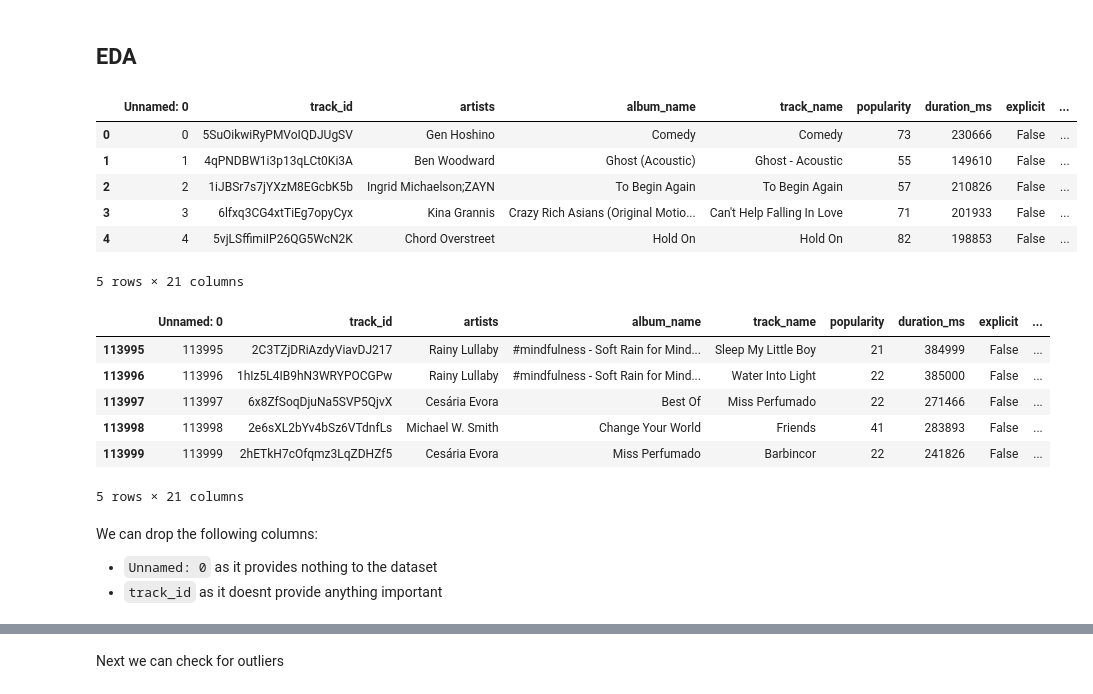
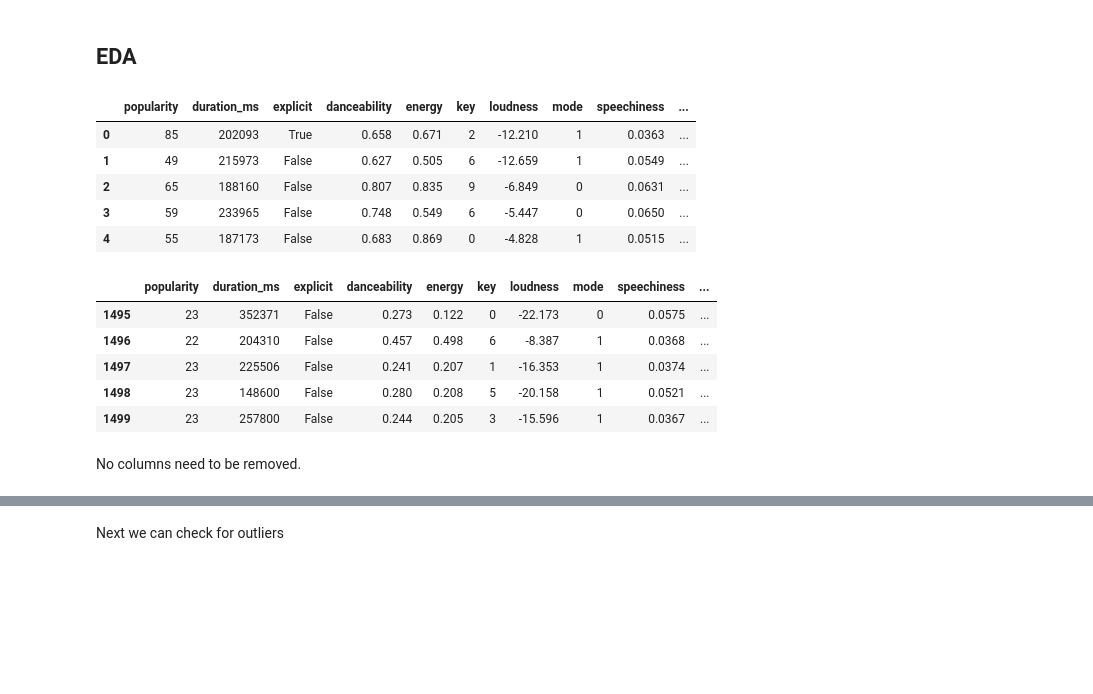
Before and after one commit to Bourkupine/cs4168-Project, a Jupyter notebook: EDA.ipynb, the cells around one changed output, grey strips where cells are left out. Saved outputs shown, nothing was run; the diff lists cells and outputs as text; code cells hidden in the pictures; blank space fills up the shorter version.

```diff
--- a/EDA.ipynb
+++ b/EDA.ipynb
@@ -15,27 +15,21 @@ import matplotlib.pyplot as plt
 import seaborn as sns
 # %%
 # Import dataset
-df = pd.read_csv('dataset.csv')
+df = pd.read_csv('tracks.csv')
 df.head()
 # %% [output]
-|  | Unnamed: 0 | track_id | artists | album_name | track_name | popularity | duration_ms | explicit | ... |
-| 0 | 0 | 5SuOikwiRyPMVoIQDJUgSV | Gen Hoshino | Comedy | Comedy | 73 | 230666 | False | ... |
-| 1 | 1 | 4qPNDBW1i3p13qLCt0Ki3A | Ben Woodward | Ghost (Acoustic) | Ghost - Acoustic | 55 | 149610 | False | ... |
-| 2 | 2 | 1iJBSr7s7jYXzM8EGcbK5b | Ingrid Michaelson;ZAYN | To Begin Again | To Begin Again | 57 | 210826 | False | ... |
-| 3 | 3 | 6lfxq3CG4xtTiEg7opyCyx | Kina Grannis | Crazy Rich Asians (Original Motio... | Can't Help Falling In Love | 71 | 201933 | False | ... |
-| 4 | 4 | 5vjLSffimiIP26QG5WcN2K | Chord Overstreet | Hold On | Hold On | 82 | 198853 | False | ... |
+|  | popularity | duration_ms | explicit | danceability | energy | key | loudness | mode | speechiness | ... |
+| 0 | 85 | 202093 | True | 0.658 | 0.671 | 2 | -12.210 | 1 | 0.0363 | ... |
+| 1 | 49 | 215973 | False | 0.627 | 0.505 | 6 | -12.659 | 1 | 0.0549 | ... |
+| 2 | 65 | 188160 | False | 0.807 | 0.835 | 9 | -6.849 | 0 | 0.0631 | ... |
+| 3 | 59 | 233965 | False | 0.748 | 0.549 | 6 | -5.447 | 0 | 0.0650 | ... |
+| 4 | 55 | 187173 | False | 0.683 | 0.869 | 0 | -4.828 | 1 | 0.0515 | ... |
-5 rows × 21 columns
 # %%
 df.tail()
 # %% [output]
-|  | Unnamed: 0 | track_id | artists | album_name | track_name | popularity | duration_ms | explicit | ... |
-| 113995 | 113995 | 2C3TZjDRiAzdyViavDJ217 | Rainy Lullaby | #mindfulness - Soft Rain for Mind... | Sleep My Little Boy | 21 | 384999 | False | ... |
-| 113996 | 113996 | 1hIz5L4IB9hN3WRYPOCGPw | Rainy Lullaby | #mindfulness - Soft Rain for Mind... | Water Into Light | 22 | 385000 | False | ... |
-| 113997 | 113997 | 6x8ZfSoqDjuNa5SVP5QjvX | Cesária Evora | Best Of | Miss Perfumado | 22 | 271466 | False | ... |
-| 113998 | 113998 | 2e6sXL2bYv4bSz6VTdnfLs | Michael W. Smith | Change Your World | Friends | 41 | 283893 | False | ... |
-| 113999 | 113999 | 2hETkH7cOfqmz3LqZDHZf5 | Cesária Evora | Miss Perfumado | Barbincor | 22 | 241826 | False | ... |
+|  | popularity | duration_ms | explicit | danceability | energy | key | loudness | mode | speechiness | ... |
+| 1495 | 23 | 352371 | False | 0.273 | 0.122 | 0 | -22.173 | 0 | 0.0575 | ... |
+| 1496 | 22 | 204310 | False | 0.457 | 0.498 | 6 | -8.387 | 1 | 0.0368 | ... |
+| 1497 | 23 | 225506 | False | 0.241 | 0.207 | 1 | -16.353 | 1 | 0.0374 | ... |
+| 1498 | 23 | 148600 | False | 0.280 | 0.208 | 5 | -20.158 | 1 | 0.0521 | ... |
+| 1499 | 23 | 257800 | False | 0.244 | 0.205 | 3 | -15.596 | 1 | 0.0367 | ... |
-5 rows × 21 columns
-# %% [markdown]
-We can drop the following columns:
-- `Unnamed: 0` as it provides nothing to the dataset
-- `track_id` as it doesnt provide anything important
@@ -45,3 +36,5 @@ df = df.drop(columns='track_id', axis=1)
+# %% [markdown]
+No columns need to be removed.
 # %%
 df.isna().sum()
 # %% [output]
```
Also changed, not shown: parts of 19 cells of this notebook.
